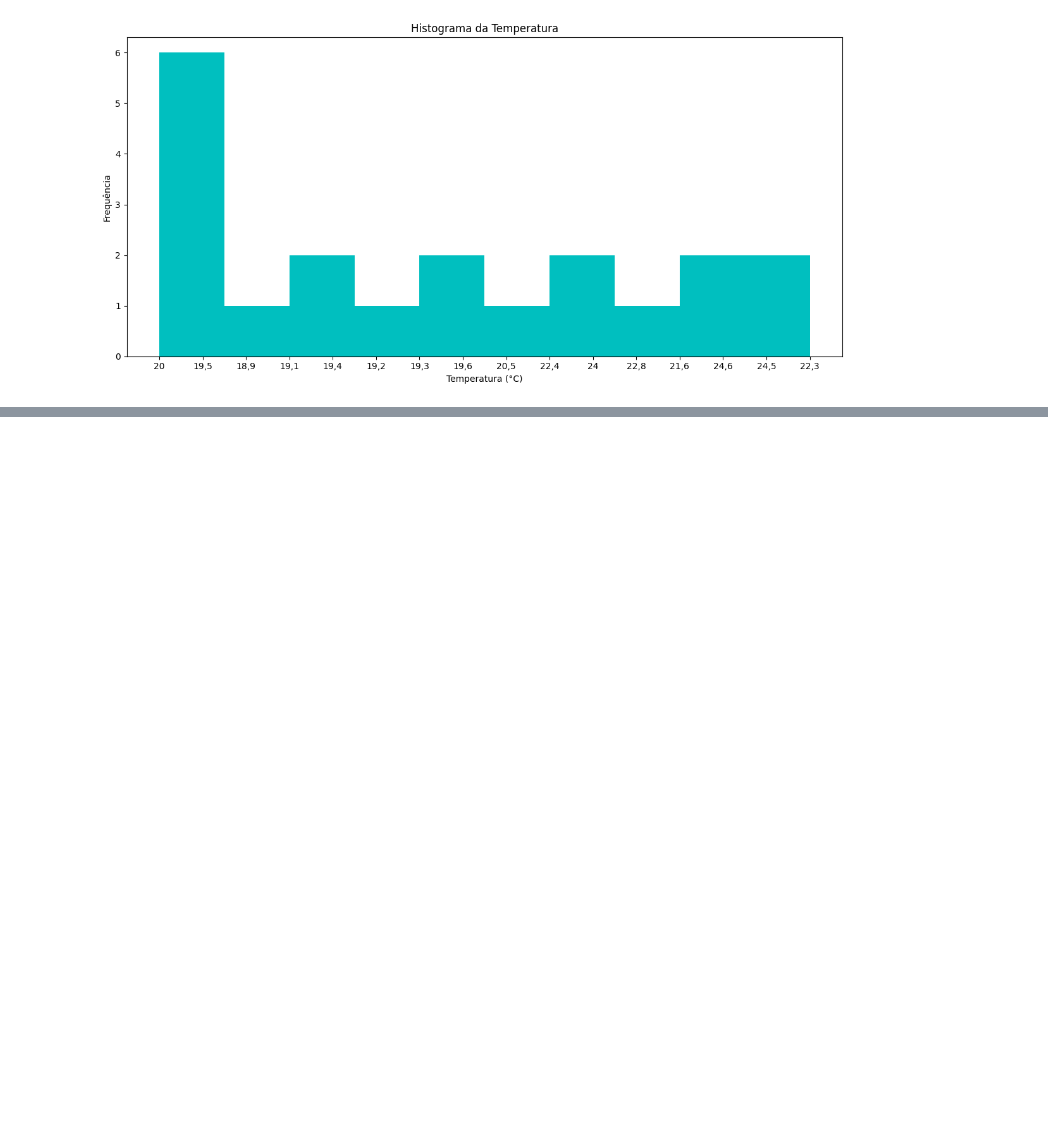
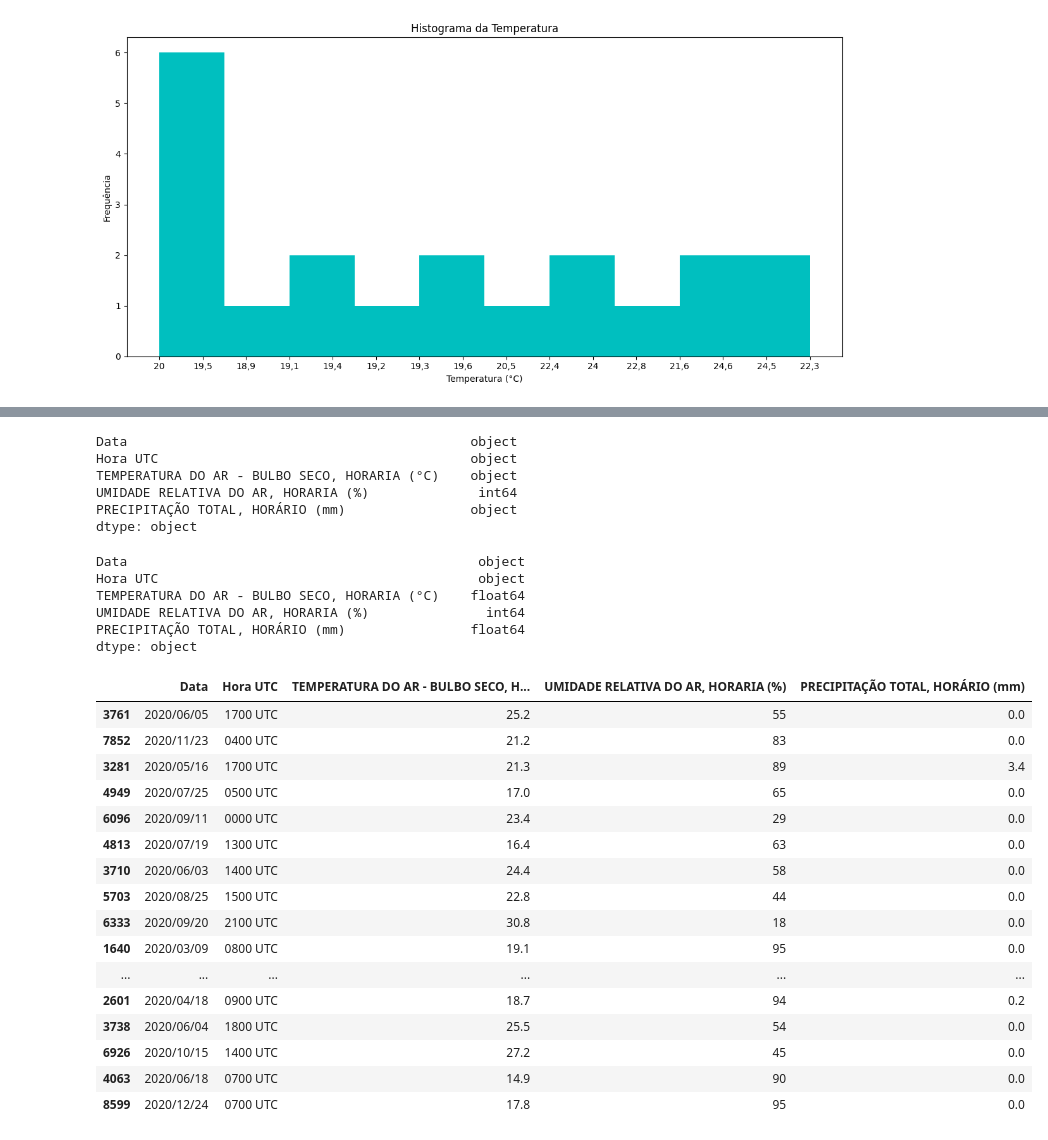
Before and after one commit to reprograma/on35-python-s11-pandas-numpy-I, a Jupyter notebook: exercicios/para-sala/exercicio.ipynb, the cells around one changed output, grey strips where cells are left out. Drawn from its saved outputs; the diff is of its cells as text; code cells hidden in the pictures; blank space fills up the shorter version.

```diff
--- a/exercicios/para-sala/exercicio.ipynb
+++ b/exercicios/para-sala/exercicio.ipynb
@@ -332,0 +406,2 @@ plt.show()
+# %%
+df_amostra['PRECIPITAÇÃO TOTAL, HORÁRIO (mm)'] = df_amostra['PRECIPITAÇÃO TOTAL, HORÁRIO (mm)'].replace(',', '.', regex=True)
@@ -332,0 +417,44 @@ plt.show()
+# %%
+df_amostra.dtypes
+# %% [output]
+Data                                            object
+Hora UTC                                        object
+TEMPERATURA DO AR - BULBO SECO, HORARIA (°C)    object
+UMIDADE RELATIVA DO AR, HORARIA (%)              int64
+PRECIPITAÇÃO TOTAL, HORÁRIO (mm)                object
+dtype: object
+# %%
+df_amostra['TEMPERATURA DO AR - BULBO SECO, HORARIA (°C)'] = pd.to_numeric(df_amostra['TEMPERATURA DO AR - BULBO SECO, HORARIA (°C)'], errors='coerce')
+# %%
+df_amostra['PRECIPITAÇÃO TOTAL, HORÁRIO (mm)'] = pd.to_numeric(df_amostra['PRECIPITAÇÃO TOTAL, HORÁRIO (mm)'], errors='coerce')
+# %%
+df_amostra['PRECIPITAÇÃO TOTAL, HORÁRIO (mm)'] = pd.to_numeric(df_amostra['PRECIPITAÇÃO TOTAL, HORÁRIO (mm)'], errors='coerce')
+# %%
+df_amostra.dtypes
+# %% [output]
+Data                                             object
+Hora UTC                                         object
+TEMPERATURA DO AR - BULBO SECO, HORARIA (°C)    float64
+UMIDADE RELATIVA DO AR, HORARIA (%)               int64
+PRECIPITAÇÃO TOTAL, HORÁRIO (mm)                float64
+dtype: object
+# %%
+df_amostra.head(20)
+# %% [output]
+|  | Data | Hora UTC | TEMPERATURA DO AR - BULBO SECO, H... | UMIDADE RELATIVA DO AR, HORARIA (%) | PRECIPITAÇÃO TOTAL, HORÁRIO (mm) |
+| 3761 | 2020/06/05 | 1700 UTC | 25.2 | 55 | 0.0 |
+| 7852 | 2020/11/23 | 0400 UTC | 21.2 | 83 | 0.0 |
+| 3281 | 2020/05/16 | 1700 UTC | 21.3 | 89 | 3.4 |
+| 4949 | 2020/07/25 | 0500 UTC | 17.0 | 65 | 0.0 |
+| 6096 | 2020/09/11 | 0000 UTC | 23.4 | 29 | 0.0 |
+| 4813 | 2020/07/19 | 1300 UTC | 16.4 | 63 | 0.0 |
+| 3710 | 2020/06/03 | 1400 UTC | 24.4 | 58 | 0.0 |
+| 5703 | 2020/08/25 | 1500 UTC | 22.8 | 44 | 0.0 |
+| 6333 | 2020/09/20 | 2100 UTC | 30.8 | 18 | 0.0 |
+| 1640 | 2020/03/09 | 0800 UTC | 19.1 | 95 | 0.0 |
+| ... | ... | ... | ... | ... | ... |
+| 2601 | 2020/04/18 | 0900 UTC | 18.7 | 94 | 0.2 |
+| 3738 | 2020/06/04 | 1800 UTC | 25.5 | 54 | 0.0 |
+| 6926 | 2020/10/15 | 1400 UTC | 27.2 | 45 | 0.0 |
+| 4063 | 2020/06/18 | 0700 UTC | 14.9 | 90 | 0.0 |
+| 8599 | 2020/12/24 | 0700 UTC | 17.8 | 95 | 0.0 |
```
Also changed, not shown: parts of 16 cells of this notebook, 1 other file.
